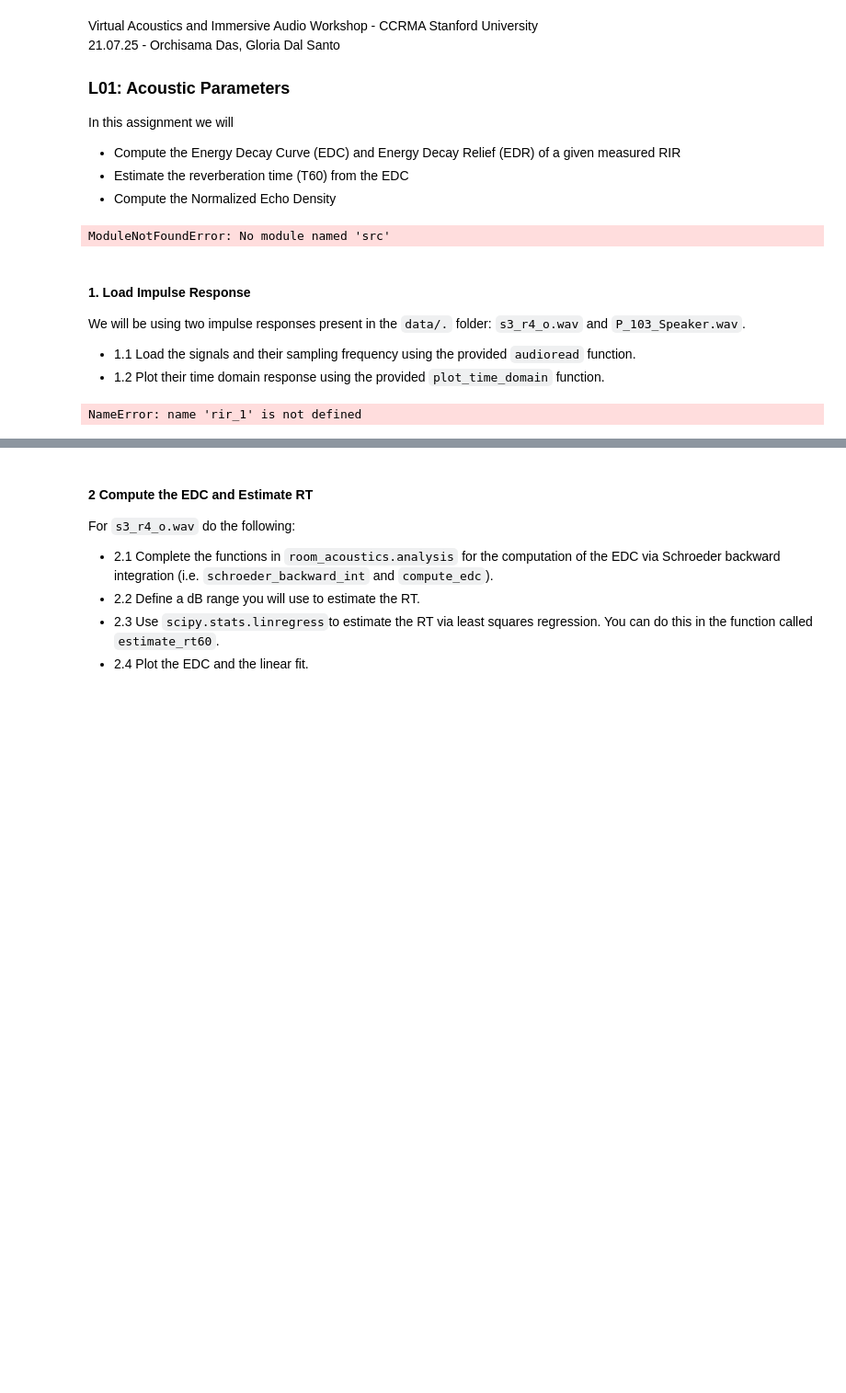
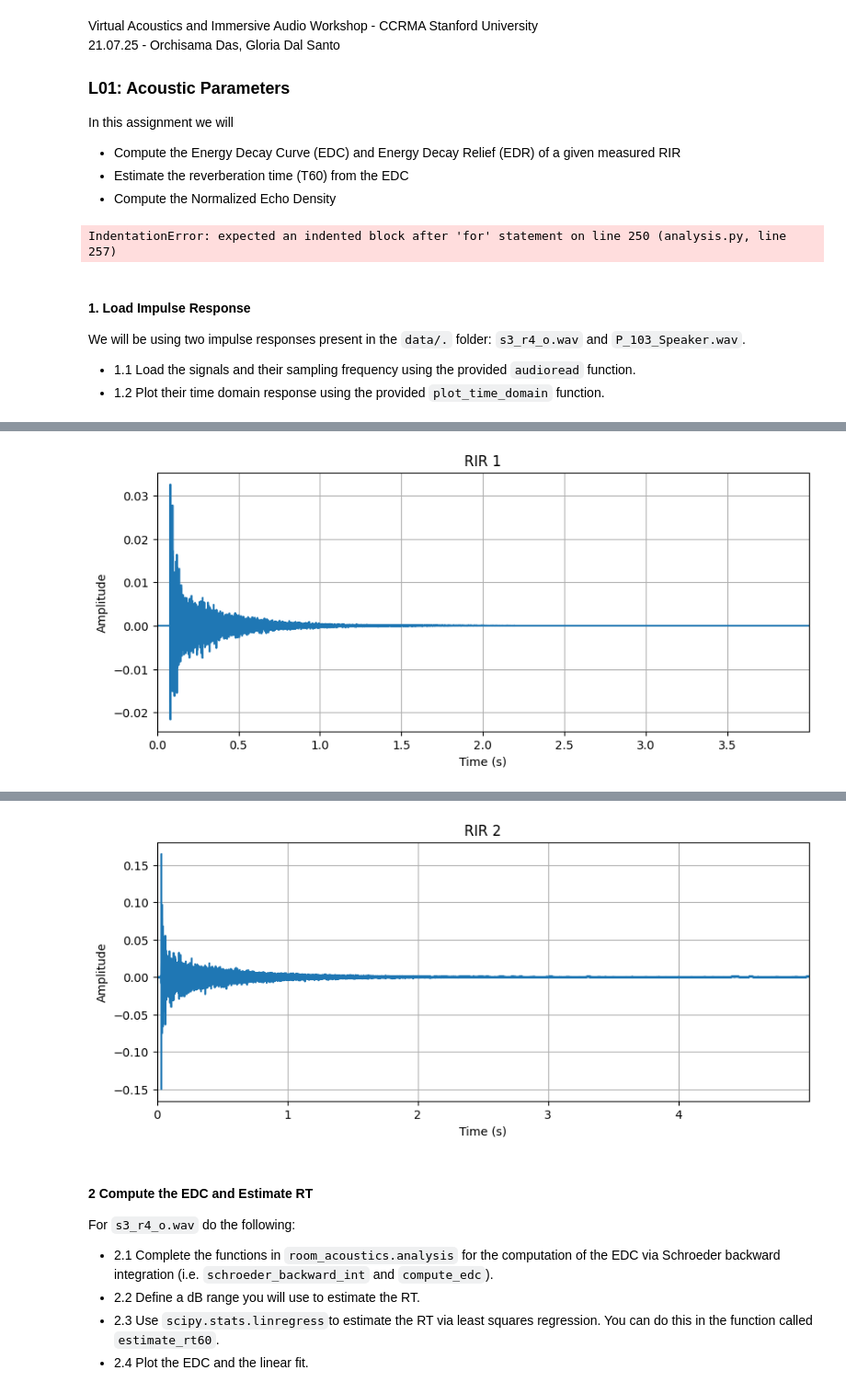
Before and after one commit to dasyncopator/VAIAWorkshop25Public, a Jupyter notebook: notebooks/lecture01.ipynb, the cells around one changed output, grey strips where cells are left out. Shown at 92% size. Drawn from its saved outputs; the diff is of its cells as text; code cells hidden in the pictures; blank space fills up the shorter version.

Commit message:
'analysis rev1'

```diff
--- a/notebooks/lecture01.ipynb
+++ b/notebooks/lecture01.ipynb
@@ -13,6 +13,9 @@ In this assignment we will
 import numpy as np
 import matplotlib.pyplot as plt
 import IPython.display as ipd
+import sys, os
+
+sys.path.append(rf'\Users\Tanay Mannikar\Documents\VAIAWorkshop25Public\src')
 
 from pathlib import Path
 from utils import (
@@ -27,7 +30,7 @@ from room_acoustics.analysis import (
 from room_acoustics.plot import (
     plot_time_domain)
 # %% [output]
-ModuleNotFoundError: No module named 'src'
+IndentationError: expected an indented block after 'for' statement on line 250 (analysis.py, line 257)
 # %% [markdown]
 #### 1. Load Impulse Response
 
@@ -36,13 +39,13 @@ We will be using two impulse responses present in the `data/.` folder: `s3_r4_o.
 - 1.2 Plot their time domain response using the provided `plot_time_domain` function.
 # %%
 # --- Load Impulse Responses ---
-rir_path = Path('..') / 'data' / 's3_r4_o.wav'
-#### WRITE YOUR CODE ####
-# Use the `ipd` library to for audio playback
+rir_path = Path.cwd().parent / 'data' / 's3_r4_o.wav'
+rir_1, fs_1 = audioread(str(rir_path))
 ipd.display(ipd.Audio(rir_1, rate=fs_1))
+plot_time_domain(rir_1, fs_1, 'RIR 1')
 
-rir_path = Path('..') / 'data' / 'P_103_Speaker.wav'
-#### WRITE YOUR CODE ####
+rir_path = Path.cwd().parent / 'data' / 'P_103_Speaker.wav'
+rir_2, fs_2 = audioread(str(rir_path))
 ipd.display(ipd.Audio(rir_2, rate=fs_2))
+plot_time_domain(rir_2, fs_2, 'RIR 2')
 # %% [output]
-NameError: name 'rir_1' is not defined
@@ -48,0 +53 @@ NameError: name 'rir_1' is not defined
+[figure, added]
@@ -49,3 +55,4 @@ NameError: name 'rir_1' is not defined
+[figure, added]
 # %% [markdown]
 #### 2 Compute the EDC and Estimate RT
 For `s3_r4_o.wav` do the following:
```
Also changed, not shown: parts of 1 cell of this notebook, 1 other file.
